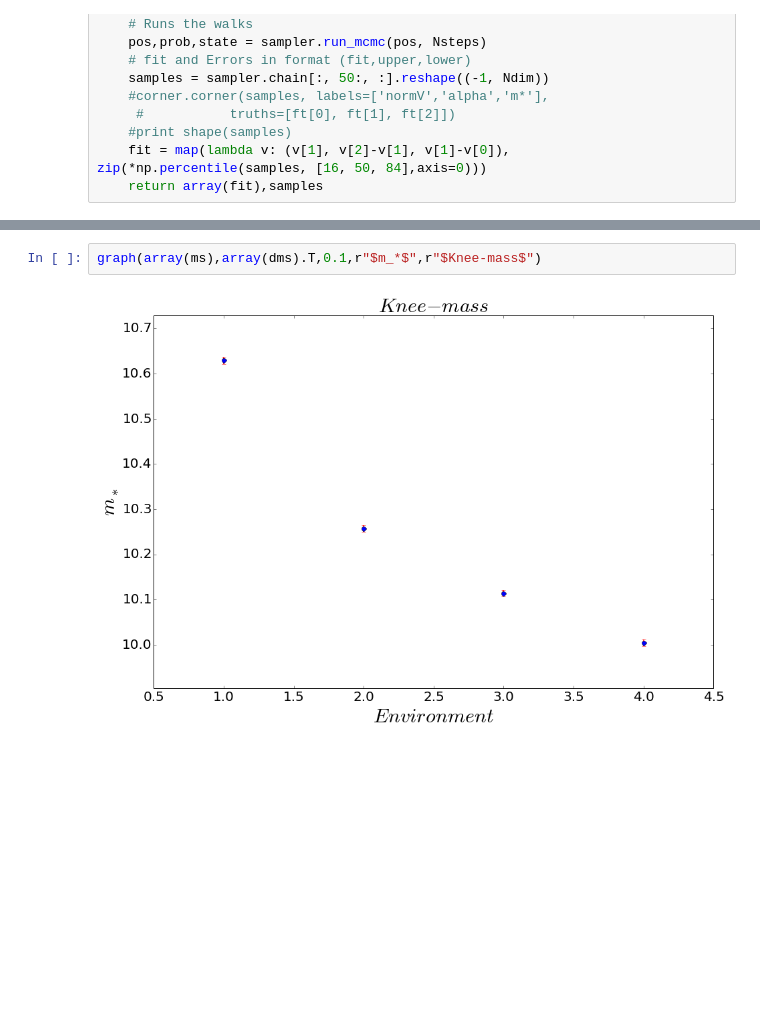
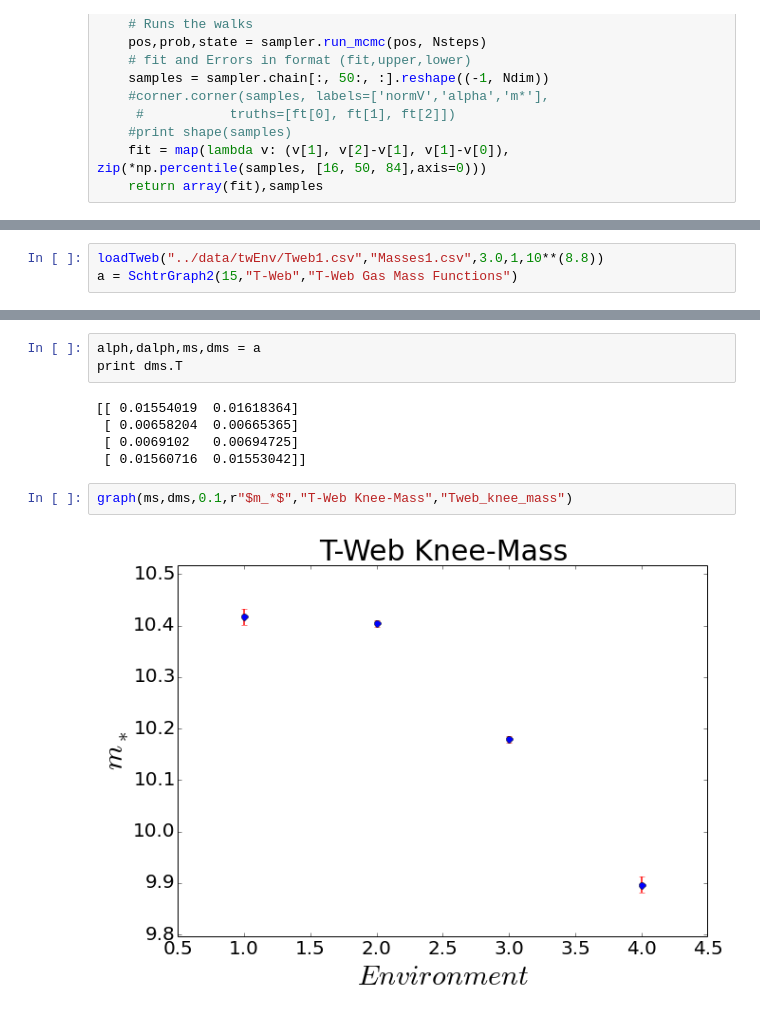
Before and after one commit to jdprada1760/Cornell_Summer, a Jupyter notebook: Illustris_Run/Code/MCMCfits.ipynb, the cells around one changed output, grey strips where cells are left out. Cells and saved outputs as stored; diff of their text form; blank space fills up the shorter version.

```diff
--- a/Illustris_Run/Code/MCMCfits.ipynb
+++ b/Illustris_Run/Code/MCMCfits.ipynb
@@ -302,0 +326,3 @@ ValueError: operands could not be broadcast together with shapes (4,2) (4,)
+# %%
+loadTweb("../data/twEnv/Tweb1.csv","Masses1.csv",3.0,1,10**(8.8))
+a = SchtrGraph2(15,"T-Web","T-Web Gas Mass Functions")
@@ -303,5 +350,13 @@ ValueError: operands could not be broadcast together with shapes (4,2) (4,)
+# %%
+alph,dalph,ms,dms = a
+print dms.T
+# %% [output]
+[[ 0.01554019  0.01618364]
+ [ 0.00658204  0.00665365]
+ [ 0.0069102   0.00694725]
+ [ 0.01560716  0.01553042]]
 # %%
-graph(array(ms),array(dms).T,0.1,r"$m_*$",r"$Knee-mass$")
+graph(ms,dms,0.1,r"$m_*$","T-Web Knee-Mass","Tweb_knee_mass")
 # %% [output]
-[figure, old version]
+[figure, new version]
 # %%
```
Also changed, not shown: parts of 7 cells of this notebook, 1 other file.
